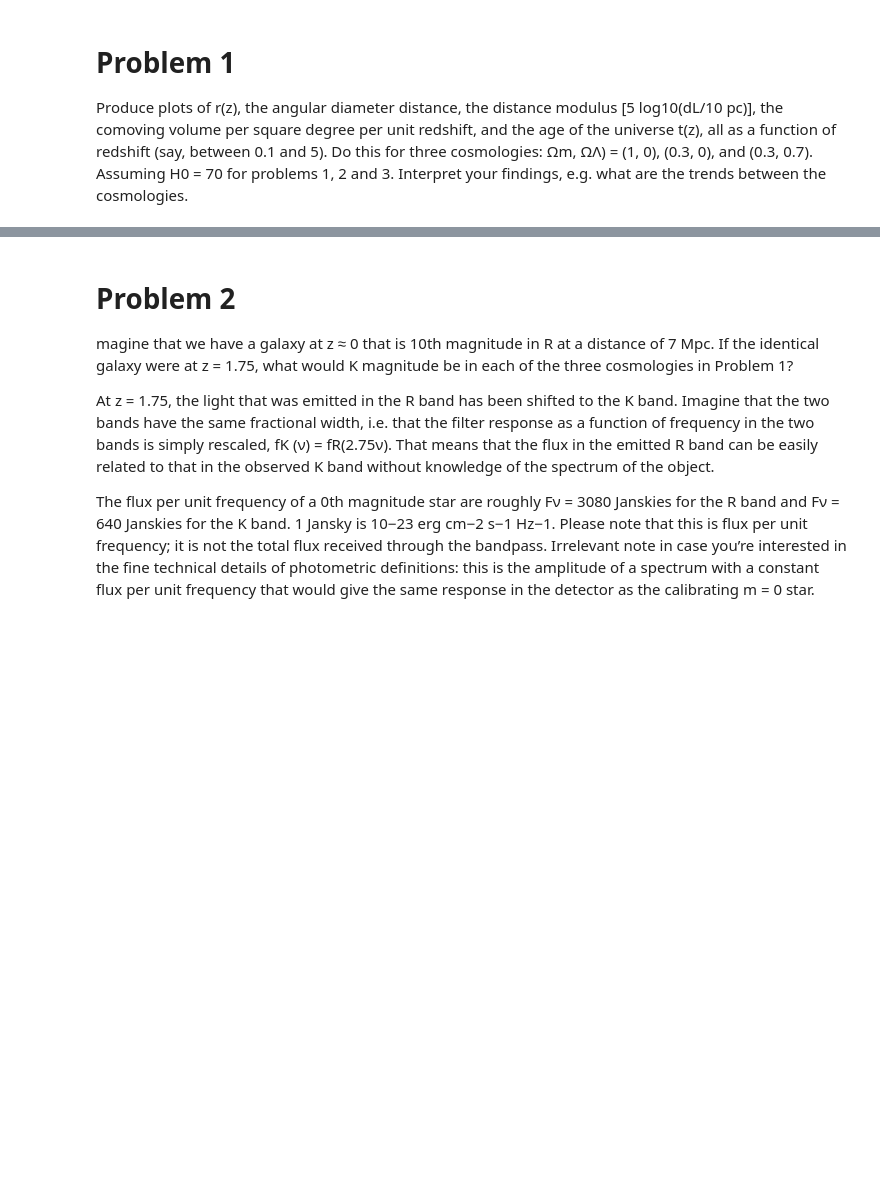
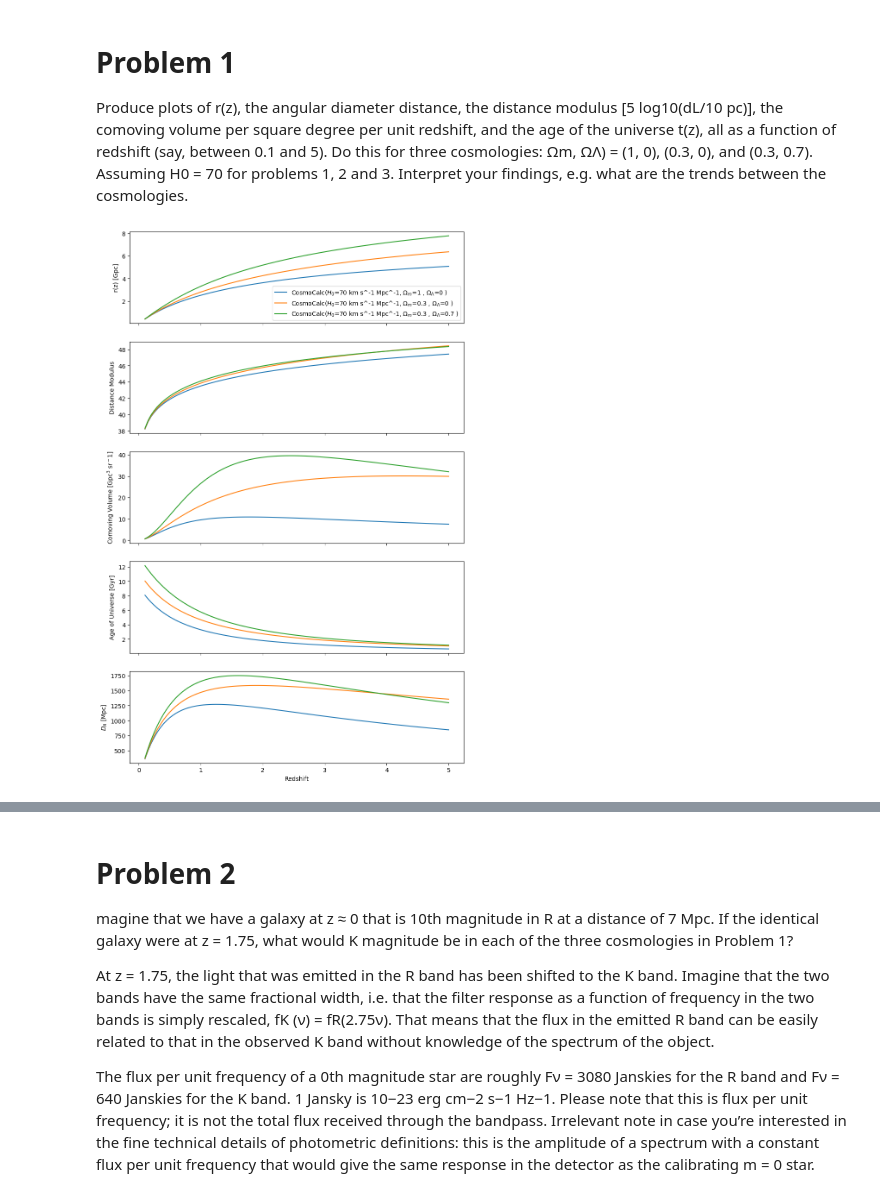
Before and after one commit to noahfranz13/SO-Classes, a Jupyter notebook: ASTR541/HW2/Franz_ASTR541_HW2_Code.ipynb, the cells around one changed output, grey strips where cells are left out. Saved outputs shown, nothing was run; the diff lists cells and outputs as text; code cells hidden in the pictures; blank space fills up the shorter version.

```diff
--- a/ASTR541/HW2/Franz_ASTR541_HW2_Code.ipynb
+++ b/ASTR541/HW2/Franz_ASTR541_HW2_Code.ipynb
@@ -18,7 +18,7 @@ class Unit:
     '''
     A string representation of Units
 
-    Also checks if stuff is in the correct unit
+    SUPER rudimentary but will keep track of them for us for now at least!
     '''
 
     # the string representation of the unit
@@ -105,4 +105,5 @@ class Value:
 # %%
 class Constants:
     c:Value = Value(3e8, 'm s^-1')
+    jy_to_cgs:Value = Value(1e-23, 'erg cm^−2 s^−1 Hz^−1')
 # %% [markdown]
@@ -301,28 +315,47 @@ z = np.linspace(0.1, 5, 100)
 # %%
-fig, ax = plt.subplots(4, 3, figsize=(30, 24), sharey=False, sharex=True)
+# create an array of redshifts to use
+# the calculator should be vectorized so using numpy we can just
+# pass this in to all the relevant methods to get numpy arrays out
+z = np.linspace(0.1, 5, 100)
+
+# now we can calculate and plot everything
+fig, ax = plt.subplots(5, 1, figsize=(10,16), sharey=False, sharex=True)
 
 for ii, cc in enumerate(calculators):
-    ax[0,ii].set_title(cc)
-    ax[-1,ii].set_xlabel('Redshift') # set the x label once for each column
-
     # first r(z)
-    r = cc.comoving_distance(z)
-    ax[0,ii].plot(z, r, '-')
+    r_weird_units = cc.comoving_distance(z)
+    r = Value(r_weird_units.value * 1e-6, 'Gpc') # converts to Gpc
+    ax[0].plot(z, r, '-', label=cc)
 
     # then distance modulus
     D = cc.distance_modulus(z)
-    ax[1,ii].plot(z, D)
+    ax[1].plot(z, D)
 
     # then comoving volume
-    V = cc.comoving_volume(z)
-    ax[2,ii].plot(z, V)
+    V_weird_units = cc.comoving_volume(z) # these units simplify to m^3 km^-3 Mpc^3
+    V = Value(V_weird_units.value*1e-18, r'Gpc$^3$ sr$^-1$') # convert m^3 to km^3 to cancel those terms, then convert Mpc to Gpc
+
+    ax[2].plot(z, V)
 
     # then t(z)
-    f = cc.look_back_time(z)
-    ax[3, ii].plot(z, f)
+    f_weird_units = cc.age_of_universe(z)
+    f_s = Value(f_weird_units.value*3.086e19, 's') # convert from s * Mpc / km to s (ie from Mpc to km to divide them out)
+    f = Value((f_s.value/60/60/24/365)*1e-9 , 'Gyr') # convert from seconds to Myrs
+    ax[3].plot(z, f)
+
+    # then D_A
+    da = Value(cc.angular_diameter_distance(z).value*1e-3, 'Mpc')
+    ax[4].plot(z, da)
 
 # label the plots
-ax[0,0].set_ylabel(f'r(z) [{r.unit}]')
-ax[1,0].set_ylabel(f'Distance Modulus')
-ax[2,0].set_ylabel(f'Comoving Volume [{V.unit}]')
-ax[3,0].set_ylabel(f't(z) [{f.unit}]')
+ax[0].set_ylabel(f'r(z) [{r.unit}]')
+ax[1].set_ylabel(f'Distance Modulus')
+ax[2].set_ylabel(f'Comoving Volume [{V.unit}]')
+ax[3].set_ylabel(f'Age of Universe [{f.unit}]')
+ax[4].set_ylabel(f'$D_A$ [{da.unit}]')
+
+ax[-1].set_xlabel('Redshift') # set the x label once for each column
+
+ax[0].legend();
+# %% [output]
+[figure, added]
```
Also changed, not shown: parts of 22 cells of this notebook.
